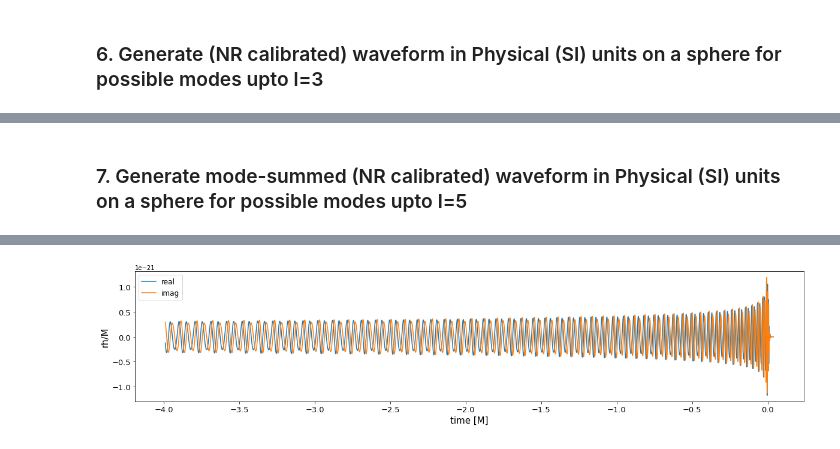
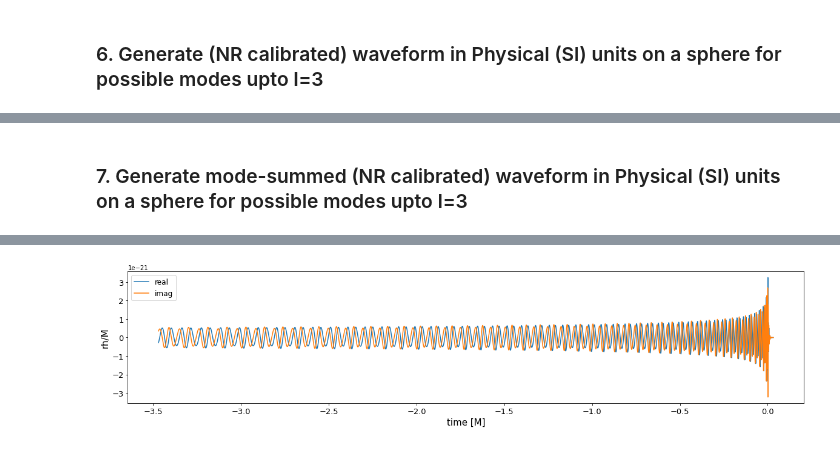
Before and after one commit to BlackHolePerturbationToolkit/BHPTNRSurrogate, a Jupyter notebook: tutorials/BHPTNRSur2dq1e3/BHPTNRSur2dq1e3_notebook.ipynb, the cells around one changed output, grey strips where cells are left out. Cells and saved outputs as stored; diff of their text form; code cells hidden in the pictures.

```diff
--- a/tutorials/BHPTNRSur2dq1e3/BHPTNRSur2dq1e3_notebook.ipynb
+++ b/tutorials/BHPTNRSur2dq1e3/BHPTNRSur2dq1e3_notebook.ipynb
@@ -239,8 +223,8 @@ dict_keys([(2, 2), (2, 1), (3, 1), (3, 2), (3, 3)])
 # %% [markdown]
-### 7. Generate mode-summed (NR calibrated) waveform in Physical (SI) units on a sphere for possible modes upto l=5
+### 7. Generate mode-summed (NR calibrated) waveform in Physical (SI) units on a sphere for possible modes upto l=3
 # %%
 lmax = 3 # Note default value of lmax is 5; because we have NR calibrated modes up to l=5
-tsur, hsur = bhptsur.generate_surrogate(q=18, M_tot=60, dist_mpc=100, orb_phase=np.pi/3, inclination=np.pi/4, lmax=3, mode_sum=True)
+tsur, hsur = bhptsur.generate_surrogate(q=8, spin1=0.7, M_tot=60, dist_mpc=100, orb_phase=np.pi/3, inclination=np.pi/4, lmax=3, mode_sum=True)
 
 
 plt.figure(figsize=(20,4))
@@ -257 +240 @@ WARNING : modes are NOT NR calibrated - waveforms only have 0PA contribution
-[figure, old version]
+[figure, new version]
```
Also changed, not shown: parts of 19 cells of this notebook, 1 other file.
